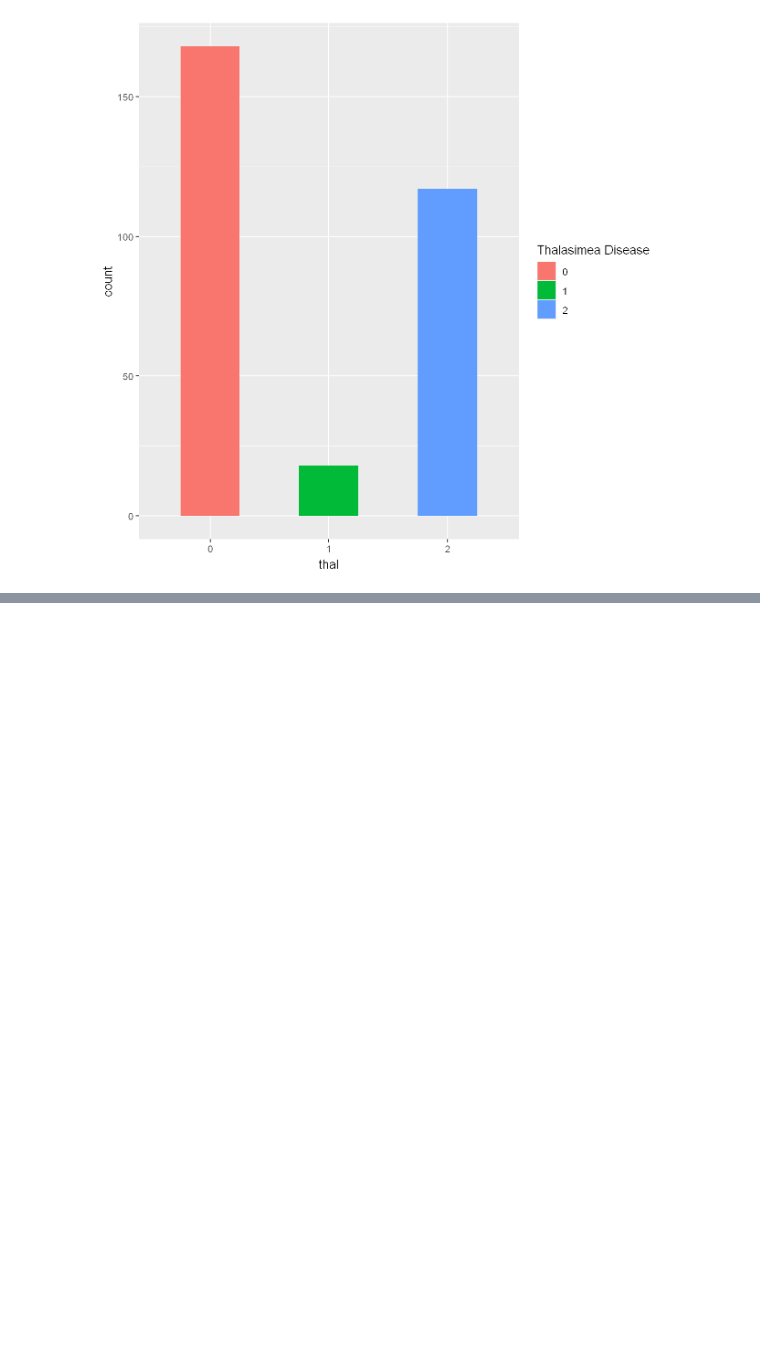
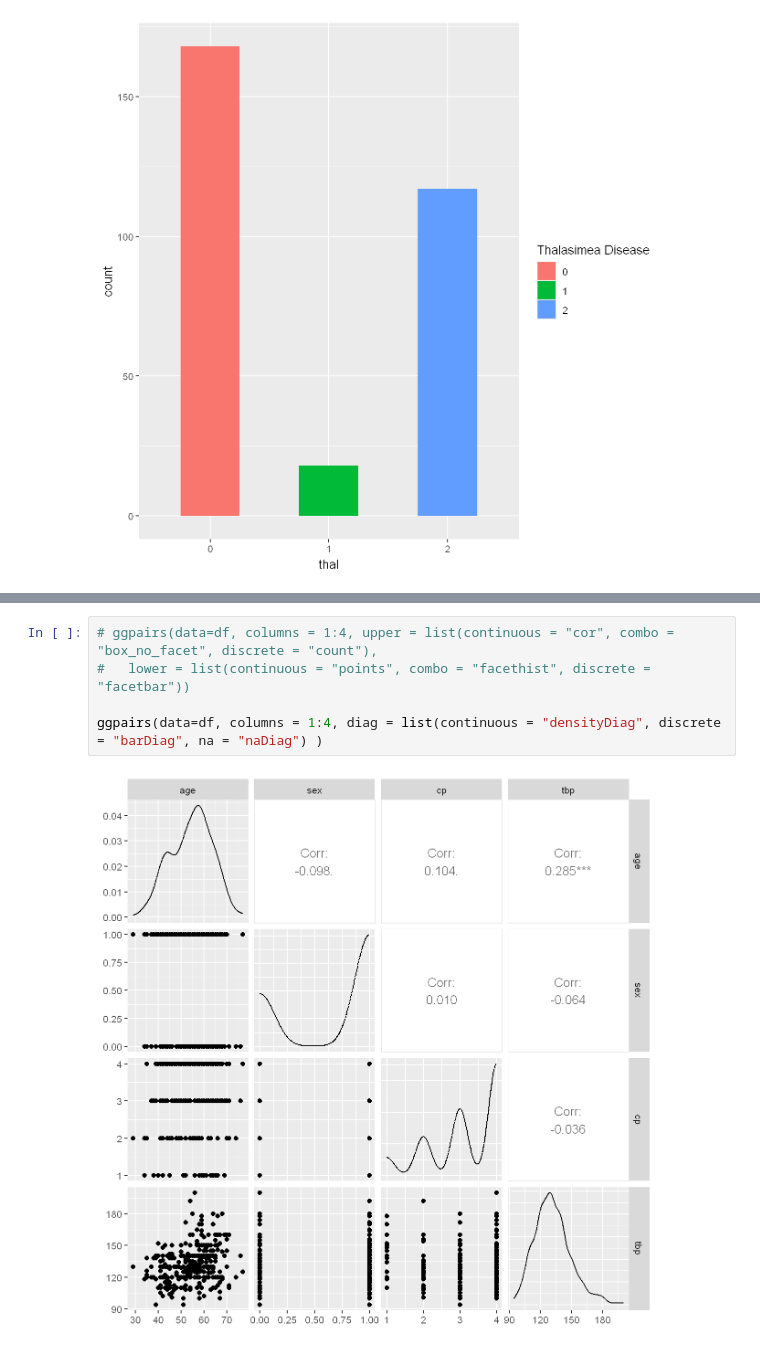
Before and after one commit to mohallaham/Heart_Disease_Prediction_R, a Jupyter notebook: Heart_Disease_Predction.ipynb, the cells around one changed output, grey strips where cells are left out. Cells and saved outputs as stored; diff of their text form; blank space fills up the shorter version.

```diff
--- a/Heart_Disease_Predction.ipynb
+++ b/Heart_Disease_Predction.ipynb
@@ -247,0 +270,7 @@ ggplot(data=df)+
+# %%
+# ggpairs(data=df, columns = 1:4, upper = list(continuous = "cor", combo = "box_no_facet", discrete = "count"),
+#   lower = list(continuous = "points", combo = "facethist", discrete = "facetbar"))
+
+ggpairs(data=df, columns = 1:4, diag = list(continuous = "densityDiag", discrete = "barDiag", na = "naDiag") )
+# %% [output]
+[figure, added]
```
Also changed, not shown: parts of 11 cells of this notebook.
